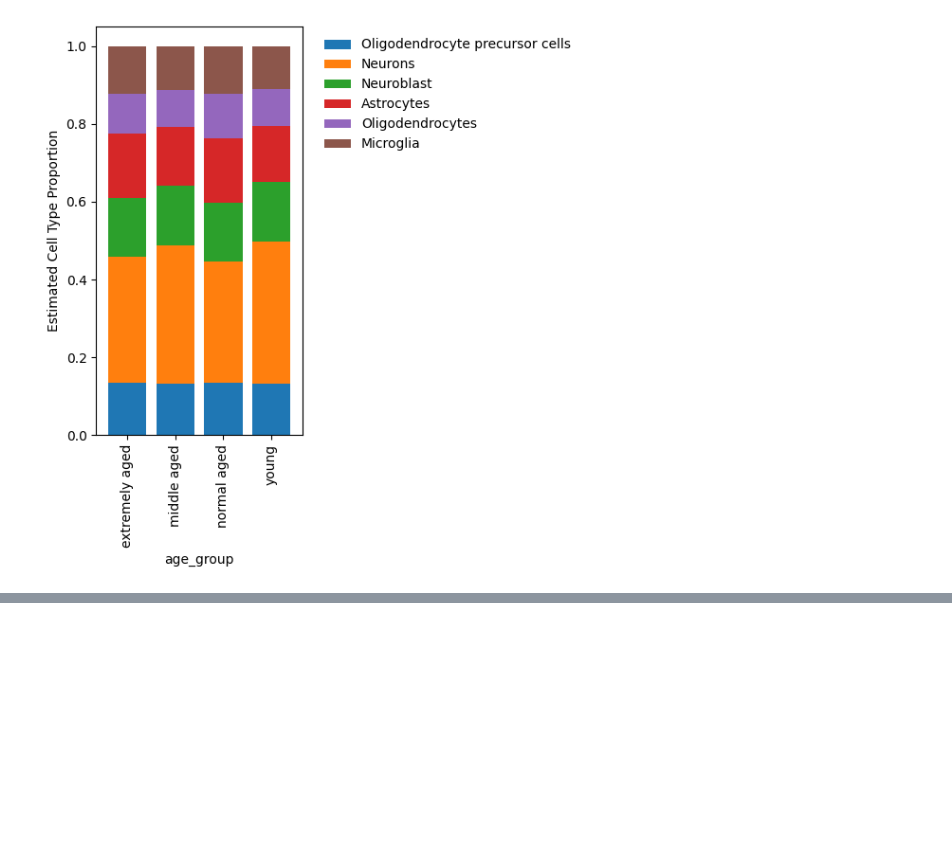
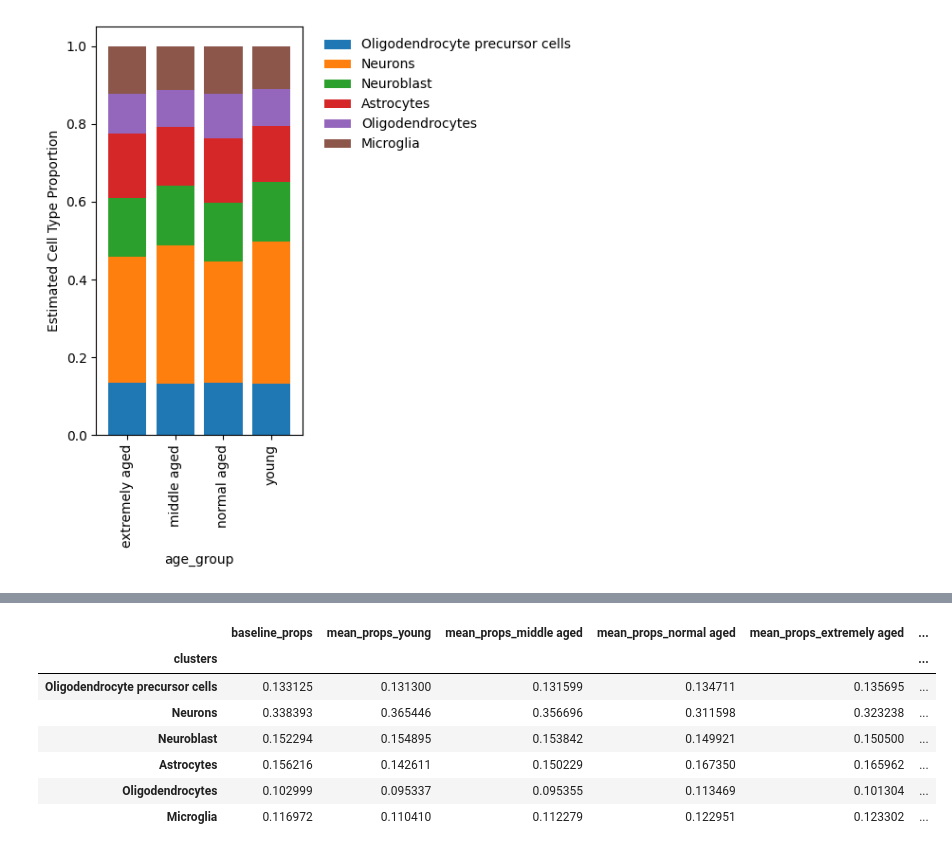
Before and after one commit to harryhaller001/dtangle, a Jupyter notebook: examples/05_tutorial_brain_deconvolut.ipynb, the cells around one changed output, grey strips where cells are left out. Saved outputs shown, nothing was run; the diff lists cells and outputs as text; code cells hidden in the pictures; blank space fills up the shorter version.

```diff
--- a/examples/05_tutorial_brain_deconvolut.ipynb
+++ b/examples/05_tutorial_brain_deconvolut.ipynb
@@ -54,0 +62,11 @@ _ = ax.set_xticklabels(ax.get_xticklabels(), rotation=45, ha="right")
+# %%
+out.results[out.results["adjusted_p_values"] < 0.05]
+# %% [output]
+|  | baseline_props | mean_props_young | mean_props_middle aged | mean_props_normal aged | mean_props_extremely aged | ... |
+| clusters |  |  |  |  |  | ... |
+| Oligodendrocyte precursor cells | 0.133125 | 0.131300 | 0.131599 | 0.134711 | 0.135695 | ... |
+| Neurons | 0.338393 | 0.365446 | 0.356696 | 0.311598 | 0.323238 | ... |
+| Neuroblast | 0.152294 | 0.154895 | 0.153842 | 0.149921 | 0.150500 | ... |
+| Astrocytes | 0.156216 | 0.142611 | 0.150229 | 0.167350 | 0.165962 | ... |
+| Oligodendrocytes | 0.102999 | 0.095337 | 0.095355 | 0.113469 | 0.101304 | ... |
+| Microglia | 0.116972 | 0.110410 | 0.112279 | 0.122951 | 0.123302 | ... |
```
Also changed, not shown: parts of 3 cells of this notebook, 7 other files.
